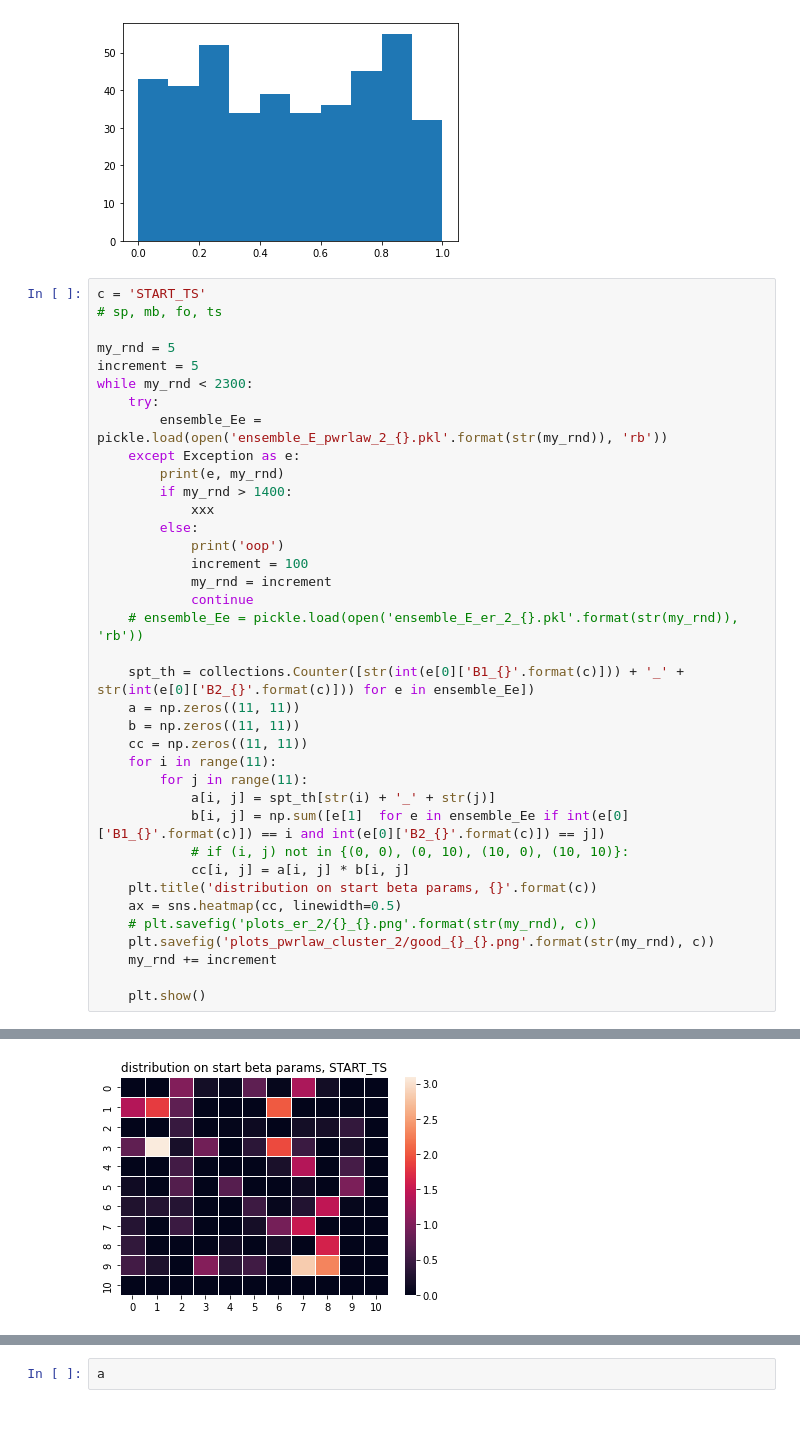
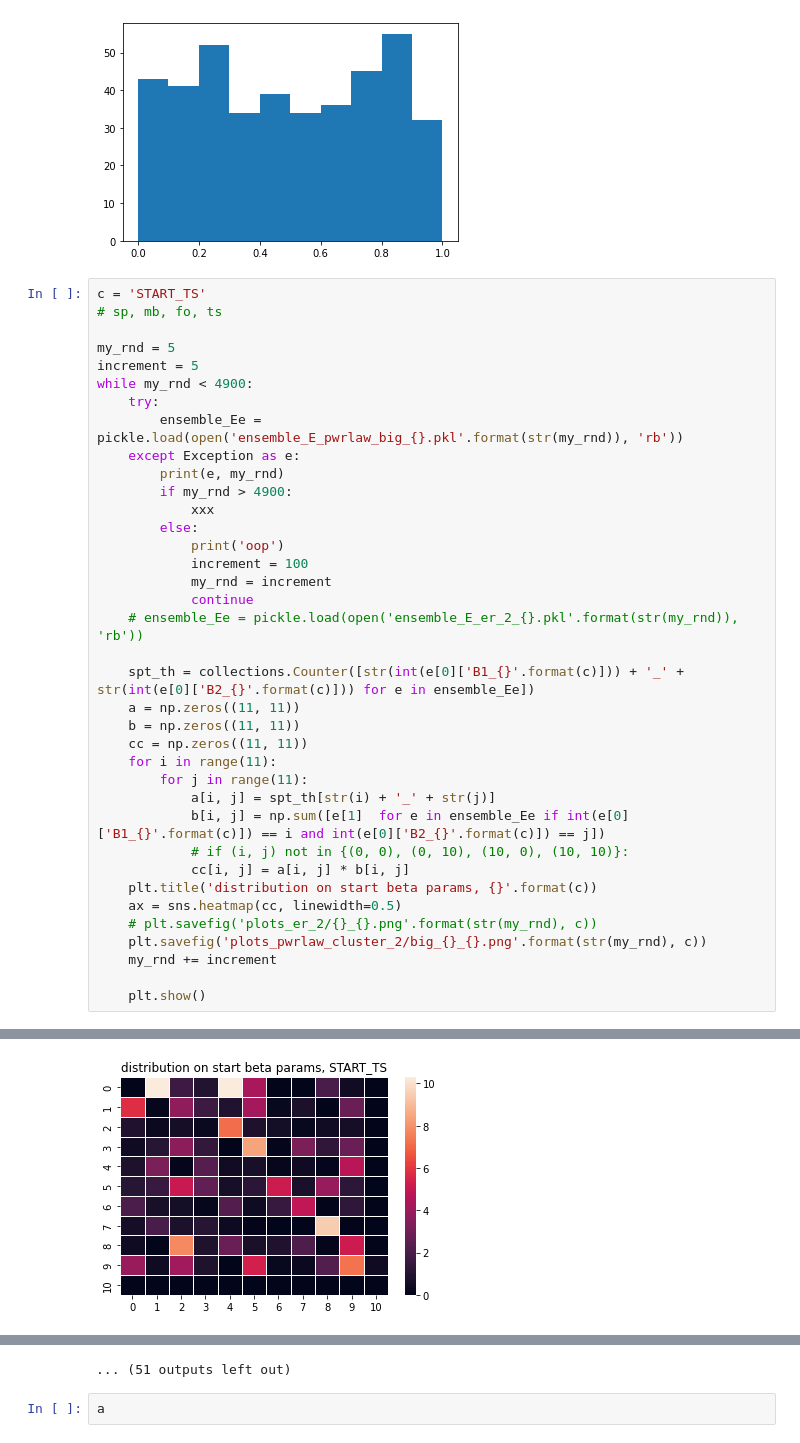
Before and after one commit to asmithh/bayesian-crap, a Jupyter notebook: bayesian things.ipynb, the cells around one changed output, grey strips where cells are left out. Drawn from its saved outputs; the diff is of its cells as text.

```diff
--- a/bayesian things.ipynb
+++ b/bayesian things.ipynb
@@ -393,12 +393,12 @@ c = 'START_TS'
 
 my_rnd = 5
 increment = 5
-while my_rnd < 2300:
+while my_rnd < 4900:
     try:
-        ensemble_Ee = pickle.load(open('ensemble_E_pwrlaw_2_{}.pkl'.format(str(my_rnd)), 'rb'))
+        ensemble_Ee = pickle.load(open('ensemble_E_pwrlaw_big_{}.pkl'.format(str(my_rnd)), 'rb'))
     except Exception as e:
         print(e, my_rnd)
-        if my_rnd > 1400:
+        if my_rnd > 4900:
             xxx
         else:
             print('oop')
@@ -420,7 +420,7 @@ while my_rnd < 2300:
     plt.title('distribution on start beta params, {}'.format(c))
     ax = sns.heatmap(cc, linewidth=0.5)
     # plt.savefig('plots_er_2/{}_{}.png'.format(str(my_rnd), c))
-    plt.savefig('plots_pwrlaw_cluster_2/good_{}_{}.png'.format(str(my_rnd), c))
+    plt.savefig('plots_pwrlaw_cluster_2/big_{}_{}.png'.format(str(my_rnd), c))
     my_rnd += increment
 
     plt.show()
@@ -431 +431 @@ while my_rnd < 2300:
-[figure, old version]
+[figure, new version]
@@ -432,3 +440,4 @@ while my_rnd < 2300:
+... (51 outputs left out)
 # %%
 a
 # %% [output]
```
Also changed, not shown: parts of 2 cells of this notebook, 2 other files.
